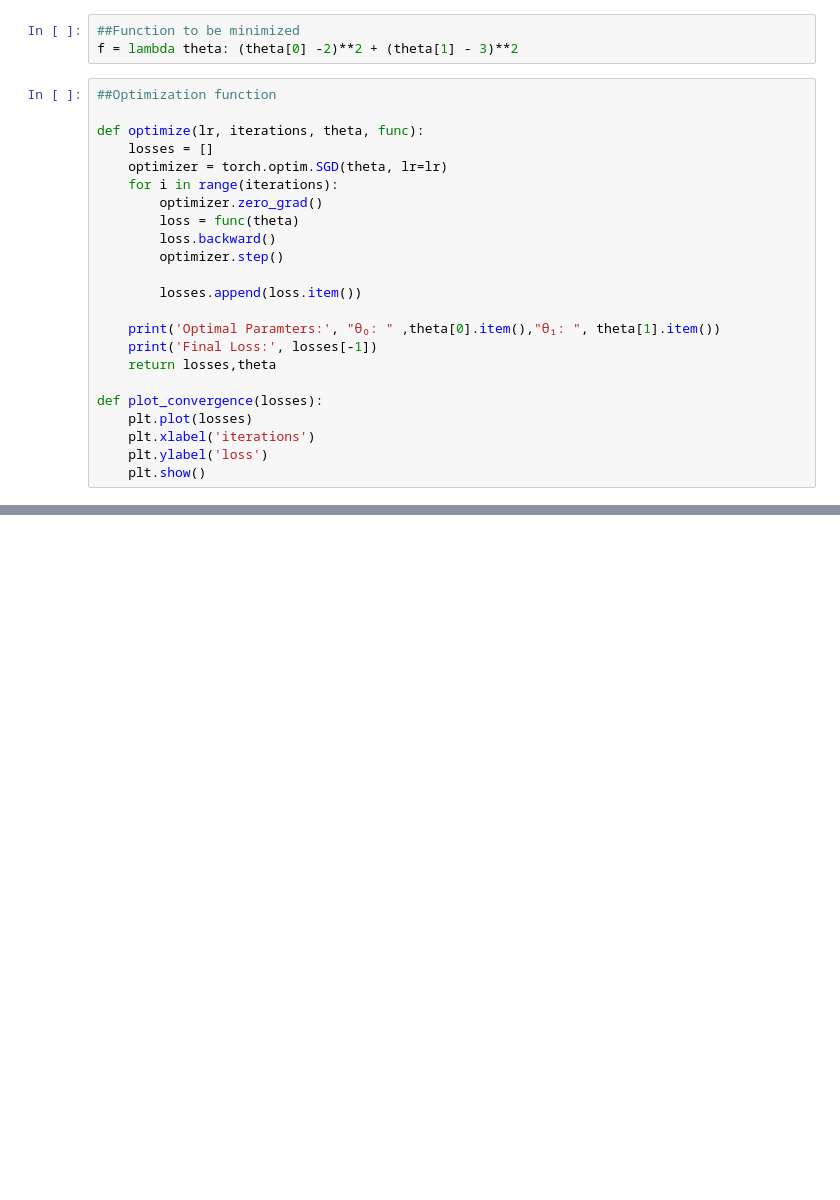
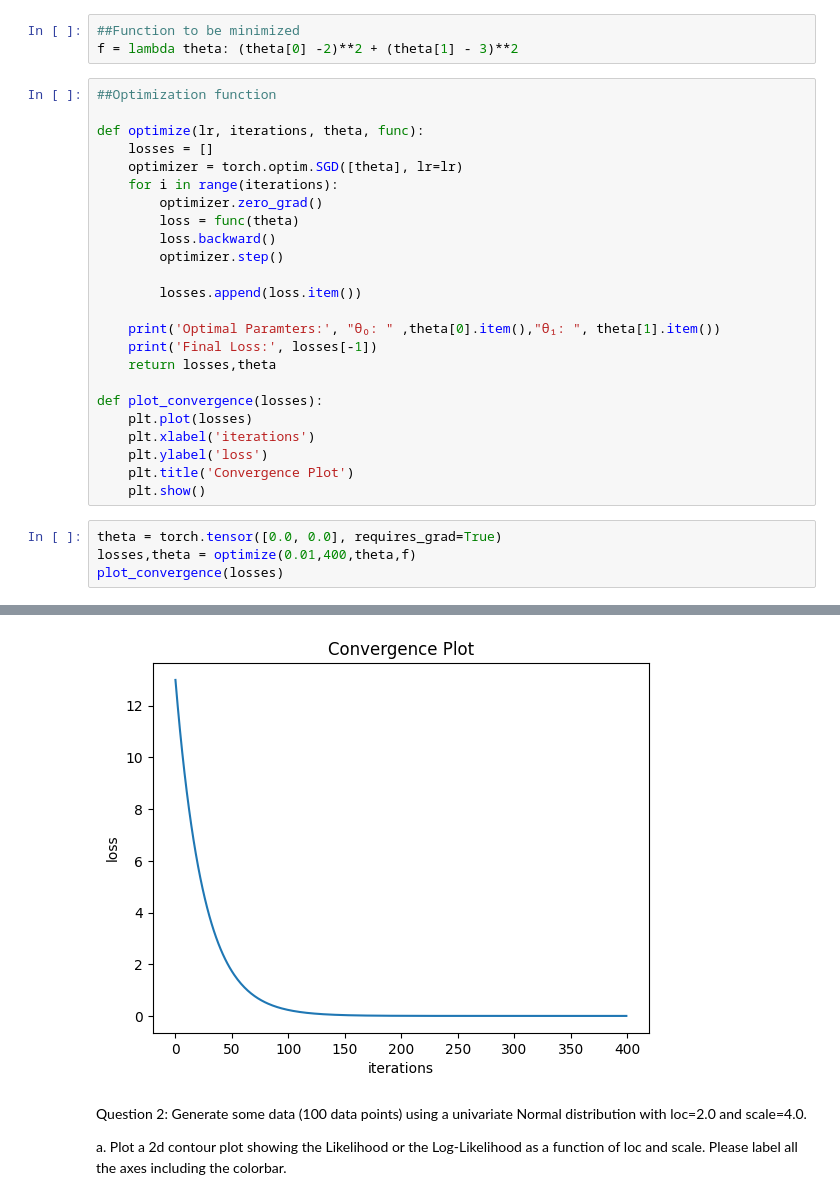
Before and after one commit to aditiagarwal-02/PML-assignment-1, a Jupyter notebook: solutiom.ipynb, the cells around one changed output, grey strips where cells are left out. Drawn from its saved outputs; the diff is of its cells as text; blank space fills up the shorter version.

```diff
--- a/solutiom.ipynb
+++ b/solutiom.ipynb
@@ -14,7 +14,7 @@ f = lambda theta: (theta[0] -2)**2 + (theta[1] - 3)**2
 
 def optimize(lr, iterations, theta, func):
     losses = []
-    optimizer = torch.optim.SGD(theta, lr=lr)
+    optimizer = torch.optim.SGD([theta], lr=lr)
     for i in range(iterations):
         optimizer.zero_grad()
         loss = func(theta)
@@ -31,4 +31,10 @@ def plot_convergence(losses):
     plt.plot(losses)
     plt.xlabel('iterations')
     plt.ylabel('loss')
+    plt.title('Convergence Plot')
     plt.show()
+# %%
+theta = torch.tensor([0.0, 0.0], requires_grad=True)
+losses,theta = optimize(0.01,400,theta,f)
+plot_convergence(losses)
+# %% [output]
@@ -34,0 +43,5 @@ def plot_convergence(losses):
+[figure, added]
+# %% [markdown]
+Question 2: Generate some data (100 data points) using a univariate Normal distribution with loc=2.0 and scale=4.0.
+
+a. Plot a 2d contour plot showing the Likelihood or the Log-Likelihood as a function of loc and scale. Please label all the axes including the colorbar.
```
Also changed, not shown: parts of 9 cells of this notebook.
